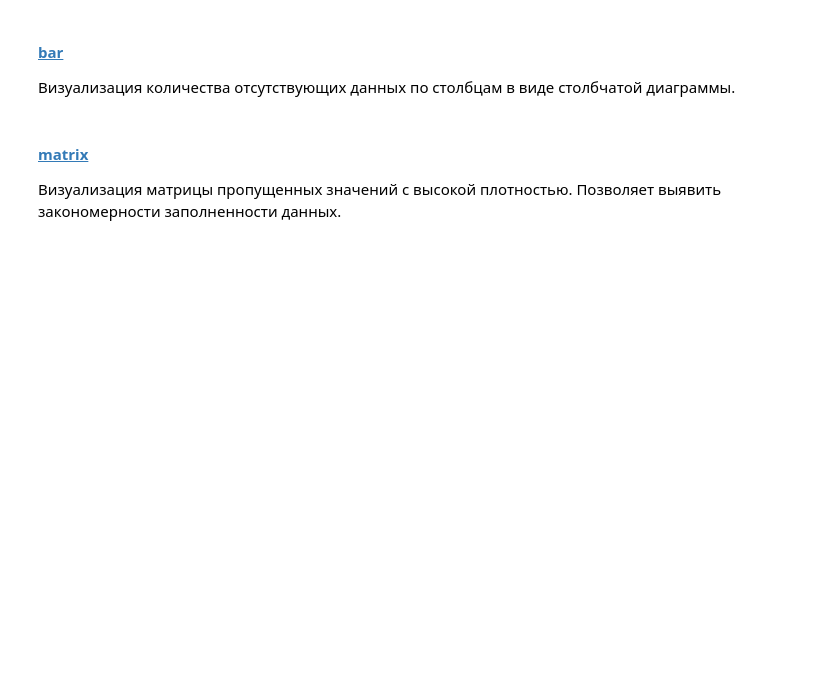
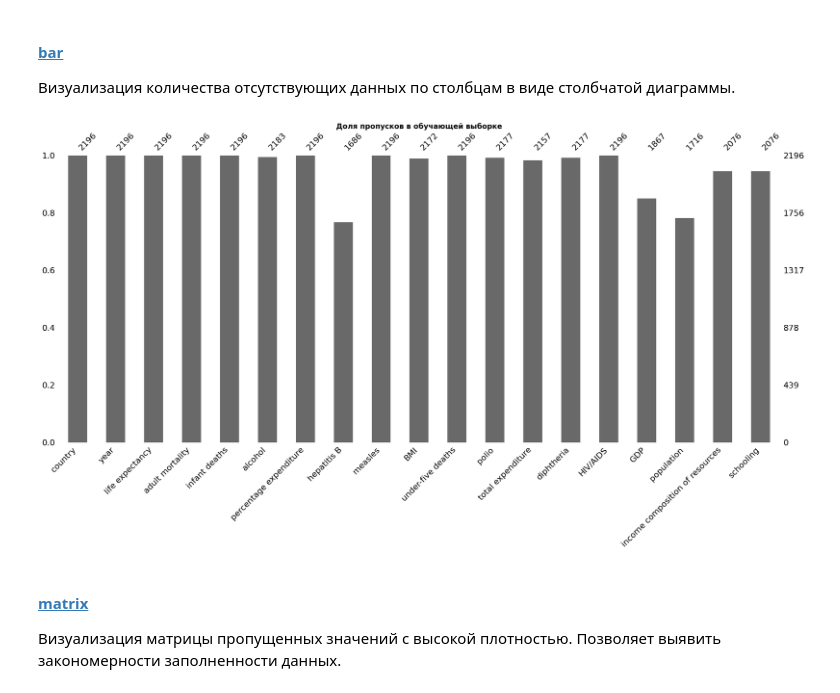
Before and after one commit to ml2me/study, a Jupyter notebook: classic_ML/3/03.Задание.ipynb, the cells around one changed output. Saved outputs shown, nothing was run; the diff lists cells and outputs as text; code cells hidden in the pictures; blank space fills up the shorter version.

```diff
--- a/classic_ML/3/03.Задание.ipynb
+++ b/classic_ML/3/03.Задание.ipynb
@@ -265,10 +299,10 @@ life_cat_feat = ['country']
 # %%
 # Удалите строки с пропусками в целевой переменной
 
-df_life = ...
+df_life = df_life.dropna(subset=['life expectancy'])
 # %%
 # Разделите датасет на обучающую и тестовую выборки так, чтобы в тестовую выборку вошли все данные за 2012-2015 год
 # Выделять целевой признак в отдельную переменную не требуется
 
-life_train = ...
-life_test = ...
+life_train = df_life.query('year <= 2011')
+life_test = df_life.query('year >= 2012')
@@ -284,7 +357,11 @@ life_nan_info = life_nan_info[life_nan_info['NaN share'] != 0.0]
 # %%
 # Выполните визуальный анализ пропущенных значений в обучающей выборке с помощью msno.bar
 
-...
+msno.bar(life_train)
+plt.title('Доля пропусков в обучающей выборке', fontsize=14, fontweight='bold')
+plt.show()
+# %% [output]
+[figure, added]
 # %% [markdown]
 #### [matrix](https://github.com/ResidentMario/missingno?tab=readme-ov-file#matrix)
 
```
Also changed, not shown: parts of 10 cells of this notebook.
